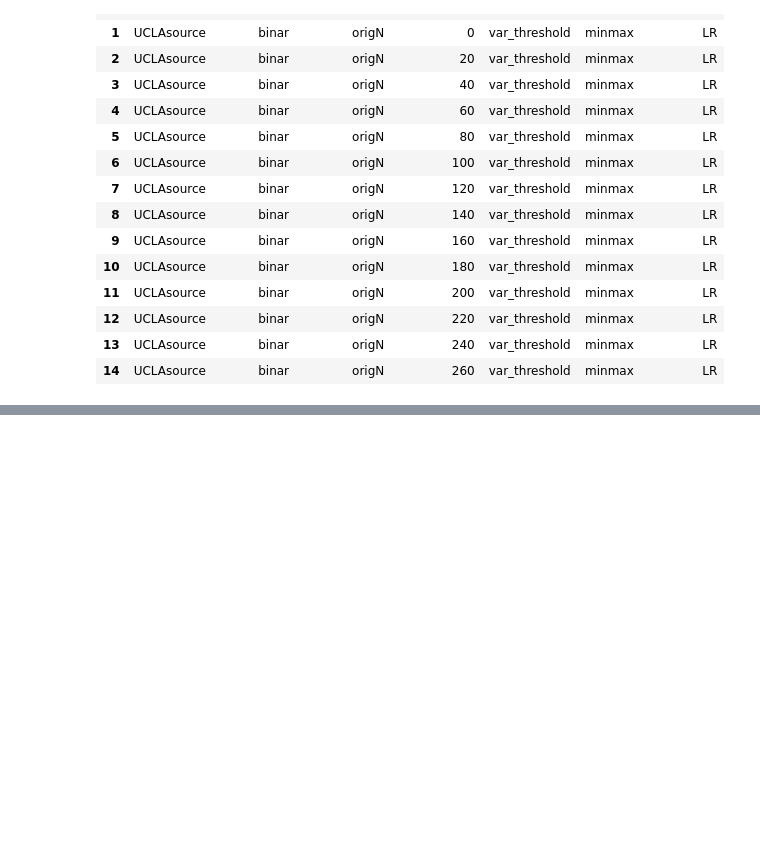
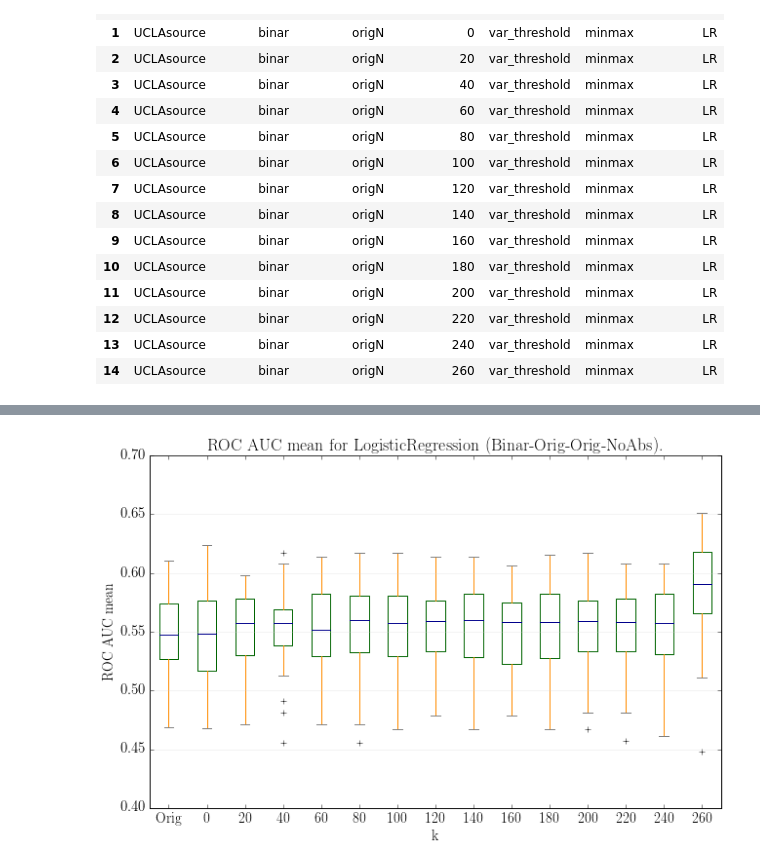
Before and after one commit to Tismoney/PRNI2016, a Jupyter notebook: KernelAlgoritm/LR_new.ipynb, the cells around one changed output, grey strips where cells are left out. Cells and saved outputs as stored; diff of their text form; code cells hidden in the pictures; blank space fills up the shorter version.

```diff
--- a/KernelAlgoritm/LR_new.ipynb
+++ b/KernelAlgoritm/LR_new.ipynb
@@ -275 +279,5 @@ Line: 15/15
+# %%
+print_boxplot('LR/binar_eig_noabs_scal.csv', 'Binar-Orig-Orig-NoAbs')
+# %% [output]
+[figure, added]
 # %%
```
Also changed, not shown: parts of 6 cells of this notebook.
